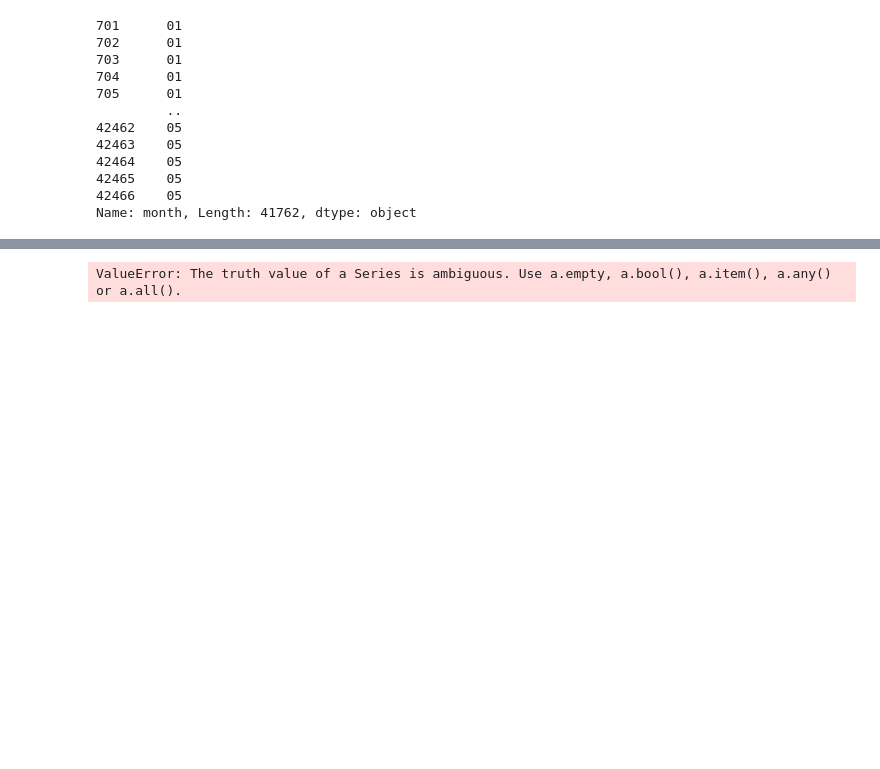
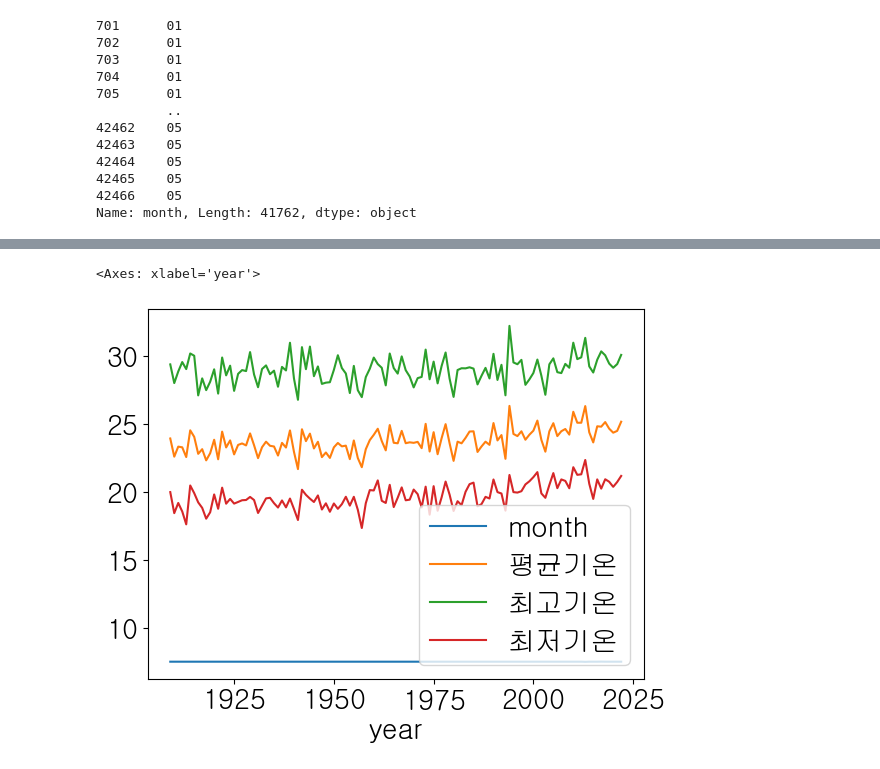
Before and after one commit to YimJeoYeol/e_commerce, a Jupyter notebook: 대구기온/daegu_temp.ipynb, the cells around one changed output, grey strips where cells are left out. Drawn from its saved outputs; the diff is of its cells as text; code cells hidden in the pictures; blank space fills up the shorter version.

```diff
--- a/대구기온/daegu_temp.ipynb
+++ b/대구기온/daegu_temp.ipynb
@@ -307,0 +304,4 @@ ValueError: The truth value of a Series is ambiguous. Use a.empty, a.bool(), a.i
+# %%
+df["month"] = df["month"].astype(int)
+# %%
+df["year"] = df["year"].astype(int)
@@ -308,4 +356,5 @@ ValueError: The truth value of a Series is ambiguous. Use a.empty, a.bool(), a.i
 # %%
-# df[df["month"] > "05" or df["month"] < "09"].groupby("year").mean().plot.line(y=["평균기온", "최고기온", "최저기온"])
+df.query('month > 5 and month < 10').groupby("year").mean().plot.line()
 # %% [output]
-ValueError: The truth value of a Series is ambiguous. Use a.empty, a.bool(), a.item(), a.any() or a.all().
+<Axes: xlabel='year'>
+[figure, added]
```
Also changed, not shown: parts of 4 cells of this notebook.
